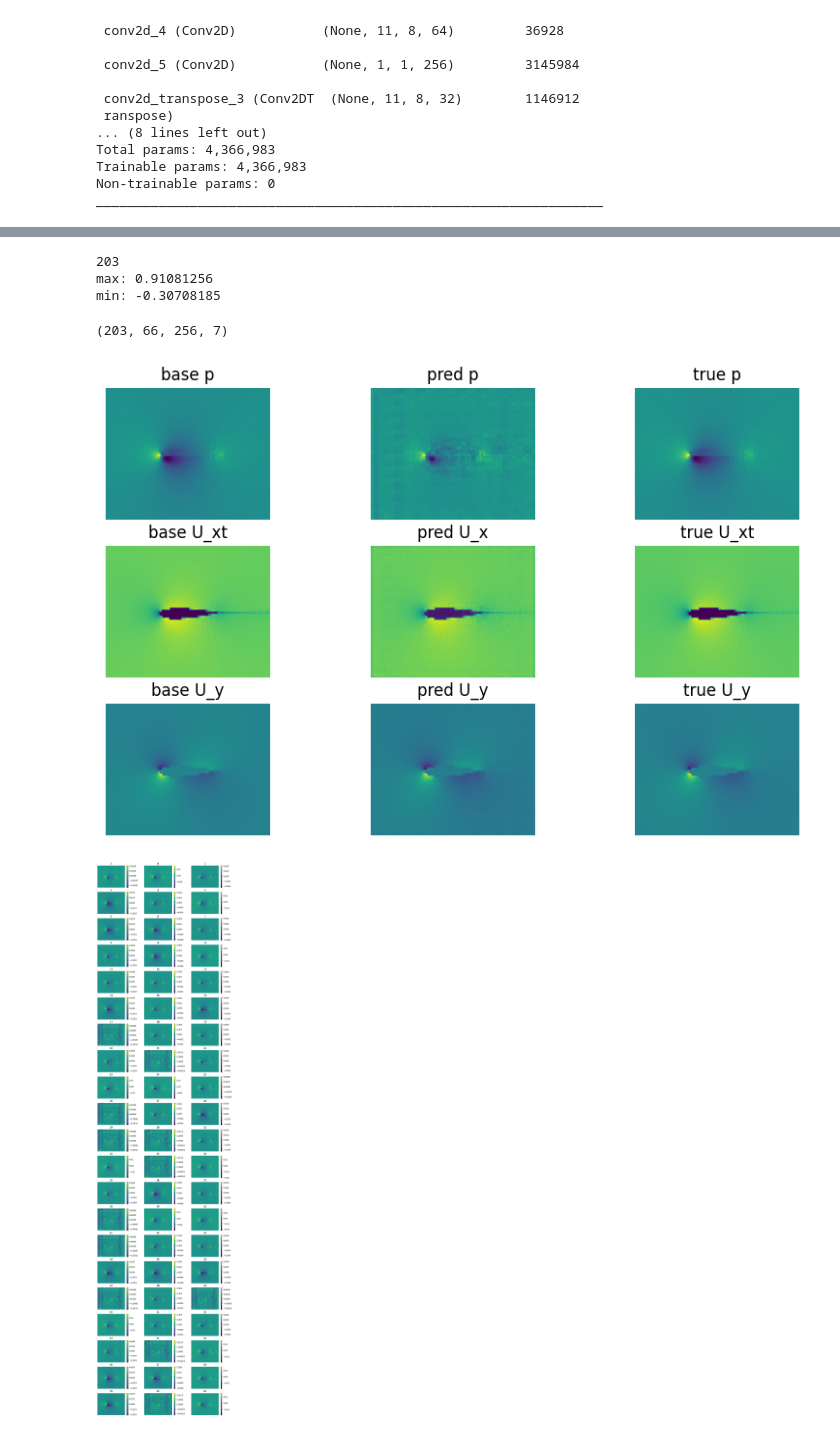
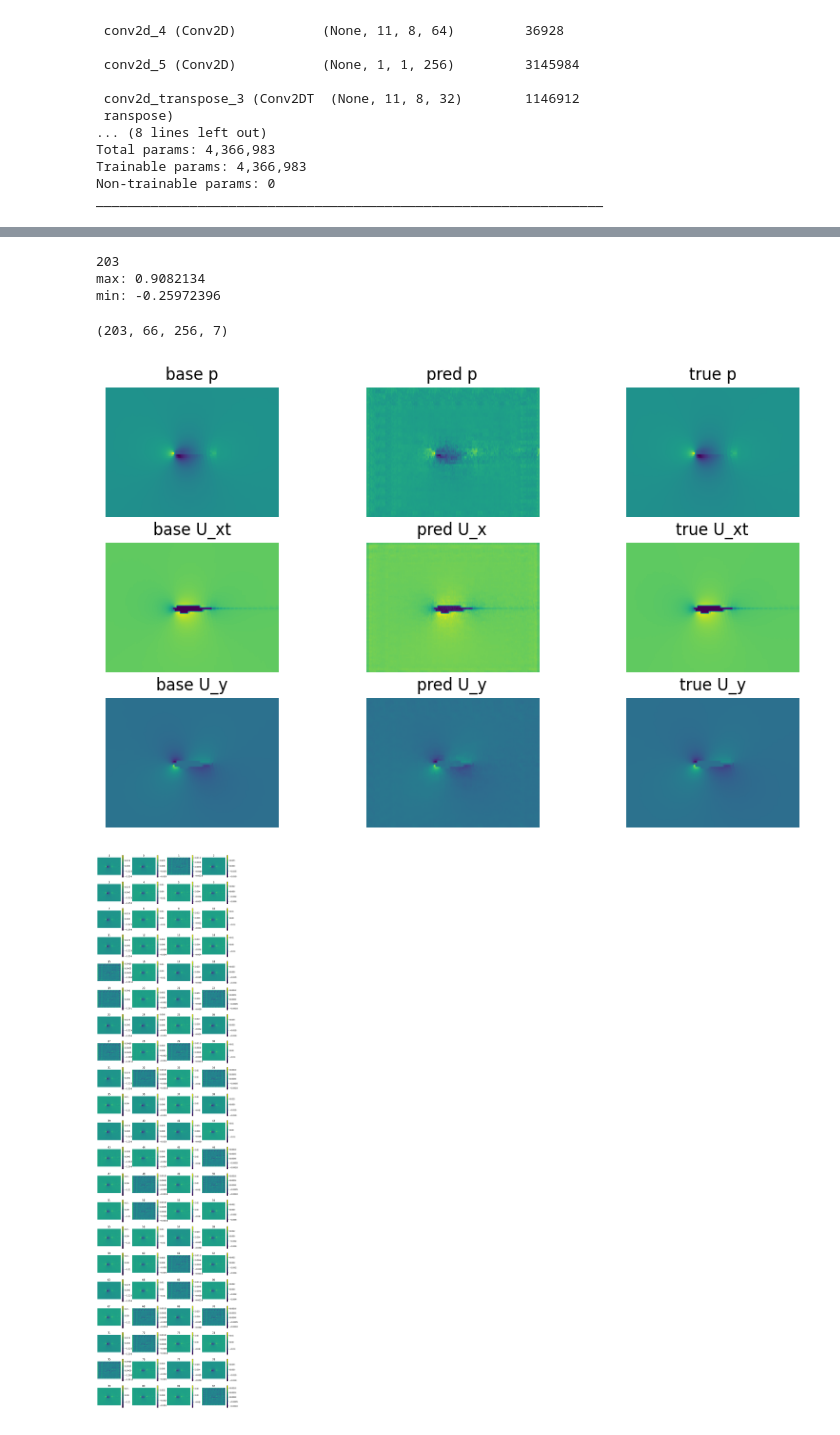
Before and after one commit to hmschlesi/CFDnet_plus, a Jupyter notebook: CFDnet+_no_preprocessing.ipynb, the cells around one changed output, grey strips where cells are left out. Cells and saved outputs as stored; diff of their text form; code cells hidden in the pictures.

```diff
--- a/CFDnet+_no_preprocessing.ipynb
+++ b/CFDnet+_no_preprocessing.ipynb
@@ -295,7 +295,7 @@ Finding the last epoch in the training folder
 # %%
 #filefolder= 'training_6'
 
-folders=os.listdir(filefolder)
+folders=os.listdir('training/'+filefolder)
 
 sub='index'
 folders = [x for x in folders if re.search(sub, x)]
@@ -317,2 +317,4 @@ vae_best_model_relu.epoch396-loss0.00000.w
-# %%
-model.load_weights(filefolder+'/'+latest)
+# %%
+weights_path='training/'+filefolder+'/'+latest[0]
+print(weights_path)
+model.load_weights(weights_path)
@@ -328,8 +333,8 @@ print('min:' , np.min(test))
 #plt.imshow(np.clip(label_test[1,:,:,3],0,1))
 # %% [output]
 203
-max: 0.91081256
-min: -0.30708185
+max: 0.9082134
+min: -0.25972396
 # %%
 print(test_data.shape)
 n=20
@@ -387,23 +392,23 @@ plt.axis('off')
 plt.show()
 # %% [output]
 (203, 66, 256, 7)
-[figure, old version]
+[figure, new version]
 # %%
 [a,b,c,d]=test.shape
 fig = plt.figure(figsize=(12, 50))
-columns = 3
+columns = 4
 rows = 21
 
 for i in range( columns * rows):
     img = test[(i-1),:,:,3]
     fig.add_subplot(rows, columns, i+1)
     plt.imshow(img,extent=[xlim[0],xlim[1],ylim[0],ylim[1]])
     plt.title(i-1)
     plt.axis('off')
     plt.colorbar()
 plt.show()
 # %% [output]
-[figure, old version]
+[figure, new version]
 # %%
 mse=[]
 ssim1=[]
```
Also changed, not shown: parts of 10 cells of this notebook, 5 other files.
